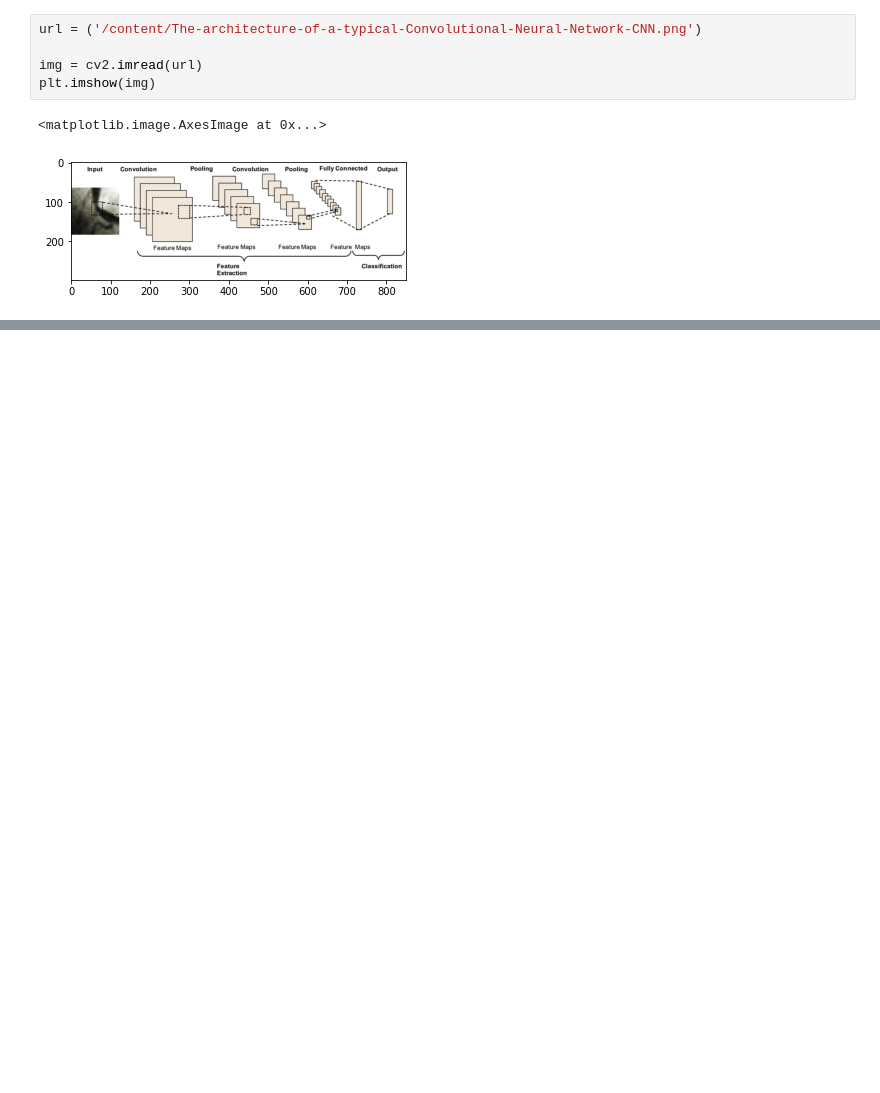
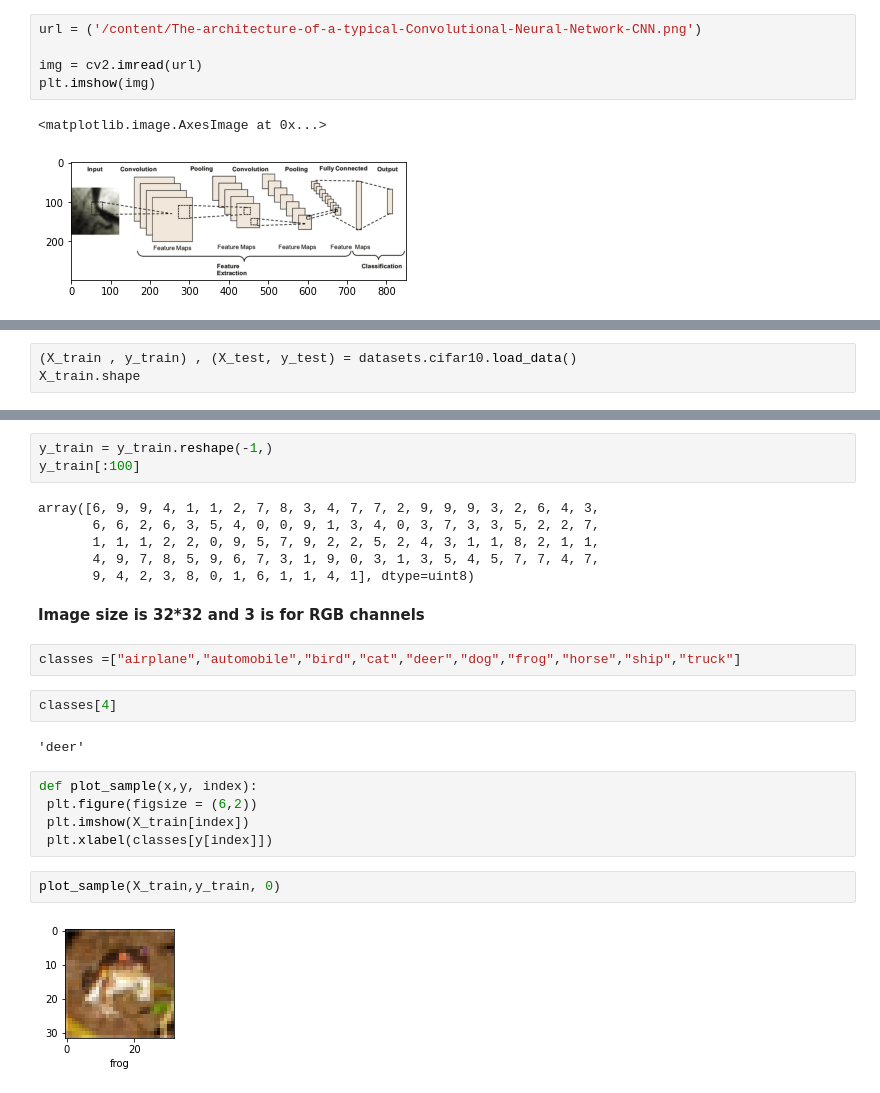
Before and after one commit to AbhisX12/AbhisX12, a Jupyter notebook: Computer_vision.ipynb, the cells around one changed output, grey strips where cells are left out. Cells and saved outputs as stored; diff of their text form; blank space fills up the shorter version.

```diff
--- a/Computer_vision.ipynb
+++ b/Computer_vision.ipynb
@@ -22,0 +46,3 @@ plt.imshow(img)
+# %%
+(X_train , y_train) , (X_test, y_test) = datasets.cifar10.load_data()
+X_train.shape
@@ -22,0 +70,26 @@ plt.imshow(img)
+# %%
+y_train = y_train.reshape(-1,)
+y_train[:100]
+# %% [output]
+array([6, 9, 9, 4, 1, 1, 2, 7, 8, 3, 4, 7, 7, 2, 9, 9, 9, 3, 2, 6, 4, 3,
+       6, 6, 2, 6, 3, 5, 4, 0, 0, 9, 1, 3, 4, 0, 3, 7, 3, 3, 5, 2, 2, 7,
+       1, 1, 1, 2, 2, 0, 9, 5, 7, 9, 2, 2, 5, 2, 4, 3, 1, 1, 8, 2, 1, 1,
+       4, 9, 7, 8, 5, 9, 6, 7, 3, 1, 9, 0, 3, 1, 3, 5, 4, 5, 7, 7, 4, 7,
+       9, 4, 2, 3, 8, 0, 1, 6, 1, 1, 4, 1], dtype=uint8)
+# %% [markdown]
+**Image size is 32*32 and 3 is for RGB channels**
+# %%
+classes =["airplane","automobile","bird","cat","deer","dog","frog","horse","ship","truck"]
+# %%
+classes[4]
+# %% [output]
+'deer'
+# %%
+def plot_sample(x,y, index):
+ plt.figure(figsize = (6,2))
+ plt.imshow(X_train[index])
+ plt.xlabel(classes[y[index]])
+# %%
+plot_sample(X_train,y_train, 0)
+# %% [output]
+[figure, added]
```
Also changed, not shown: parts of 31 cells of this notebook.
